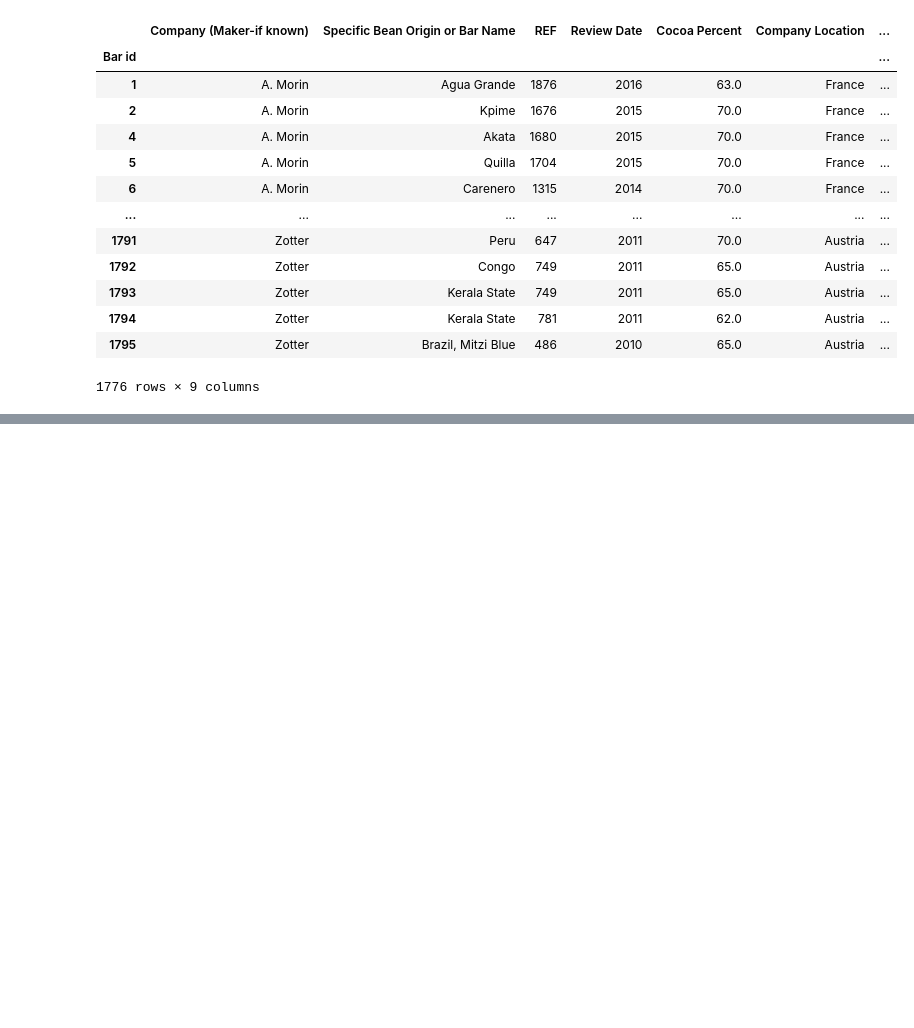
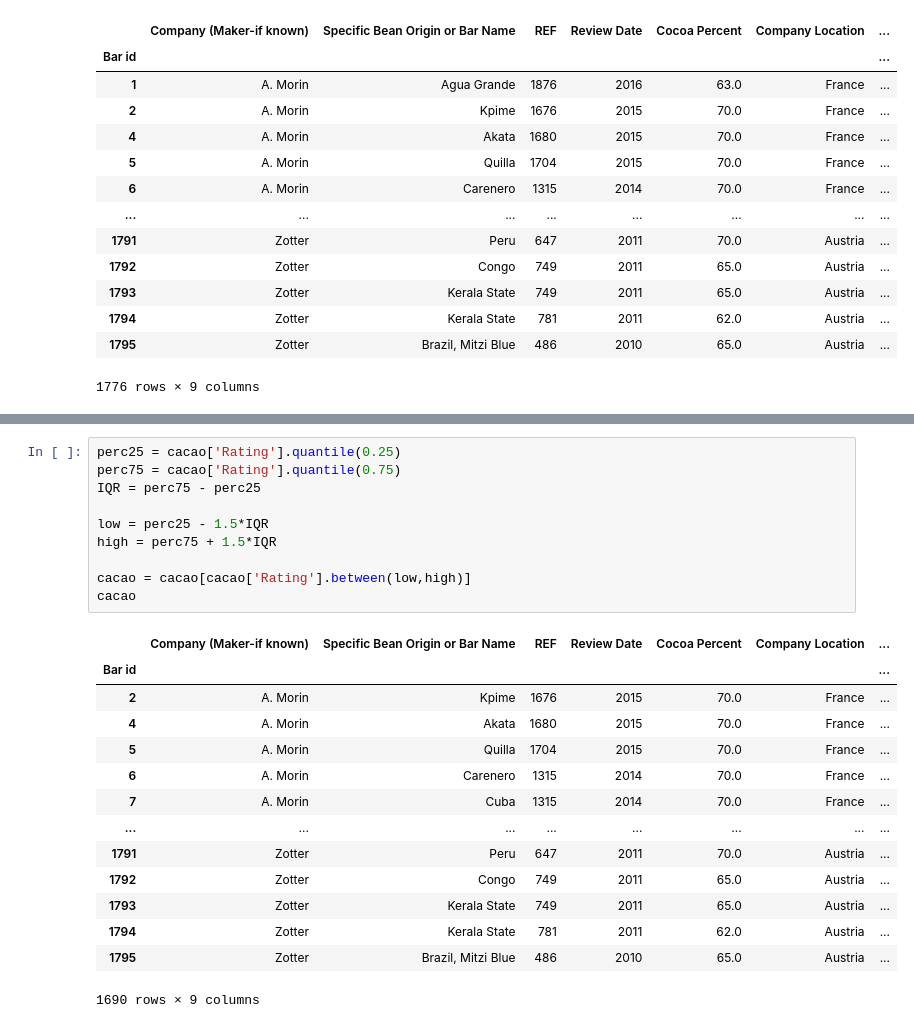
Before and after one commit to maverick-skillfactory/dst-15, a Jupyter notebook: module_2/eda.ipynb, the cells around one changed output, grey strips where cells are left out. Saved outputs shown, nothing was run; the diff lists cells and outputs as text; blank space fills up the shorter version.

```diff
--- a/module_2/eda.ipynb
+++ b/module_2/eda.ipynb
@@ -195,0 +233,25 @@ cacao
+# %%
+perc25 = cacao['Rating'].quantile(0.25)
+perc75 = cacao['Rating'].quantile(0.75)
+IQR = perc75 - perc25
+
+low = perc25 - 1.5*IQR
+high = perc75 + 1.5*IQR
+
+cacao = cacao[cacao['Rating'].between(low,high)]
+cacao
+# %% [output]
+|  | Company (Maker-if known) | Specific Bean Origin or Bar Name | REF | Review Date | Cocoa Percent | Company Location | ... |
+| Bar id |  |  |  |  |  |  | ... |
+| 2 | A. Morin | Kpime | 1676 | 2015 | 70.0 | France | ... |
+| 4 | A. Morin | Akata | 1680 | 2015 | 70.0 | France | ... |
+| 5 | A. Morin | Quilla | 1704 | 2015 | 70.0 | France | ... |
+| 6 | A. Morin | Carenero | 1315 | 2014 | 70.0 | France | ... |
+| 7 | A. Morin | Cuba | 1315 | 2014 | 70.0 | France | ... |
+| ... | ... | ... | ... | ... | ... | ... | ... |
+| 1791 | Zotter | Peru | 647 | 2011 | 70.0 | Austria | ... |
+| 1792 | Zotter | Congo | 749 | 2011 | 65.0 | Austria | ... |
+| 1793 | Zotter | Kerala State | 749 | 2011 | 65.0 | Austria | ... |
+| 1794 | Zotter | Kerala State | 781 | 2011 | 62.0 | Austria | ... |
+| 1795 | Zotter | Brazil, Mitzi Blue | 486 | 2010 | 65.0 | Austria | ... |
+1690 rows × 9 columns
```
Also changed, not shown: parts of 21 cells of this notebook.
